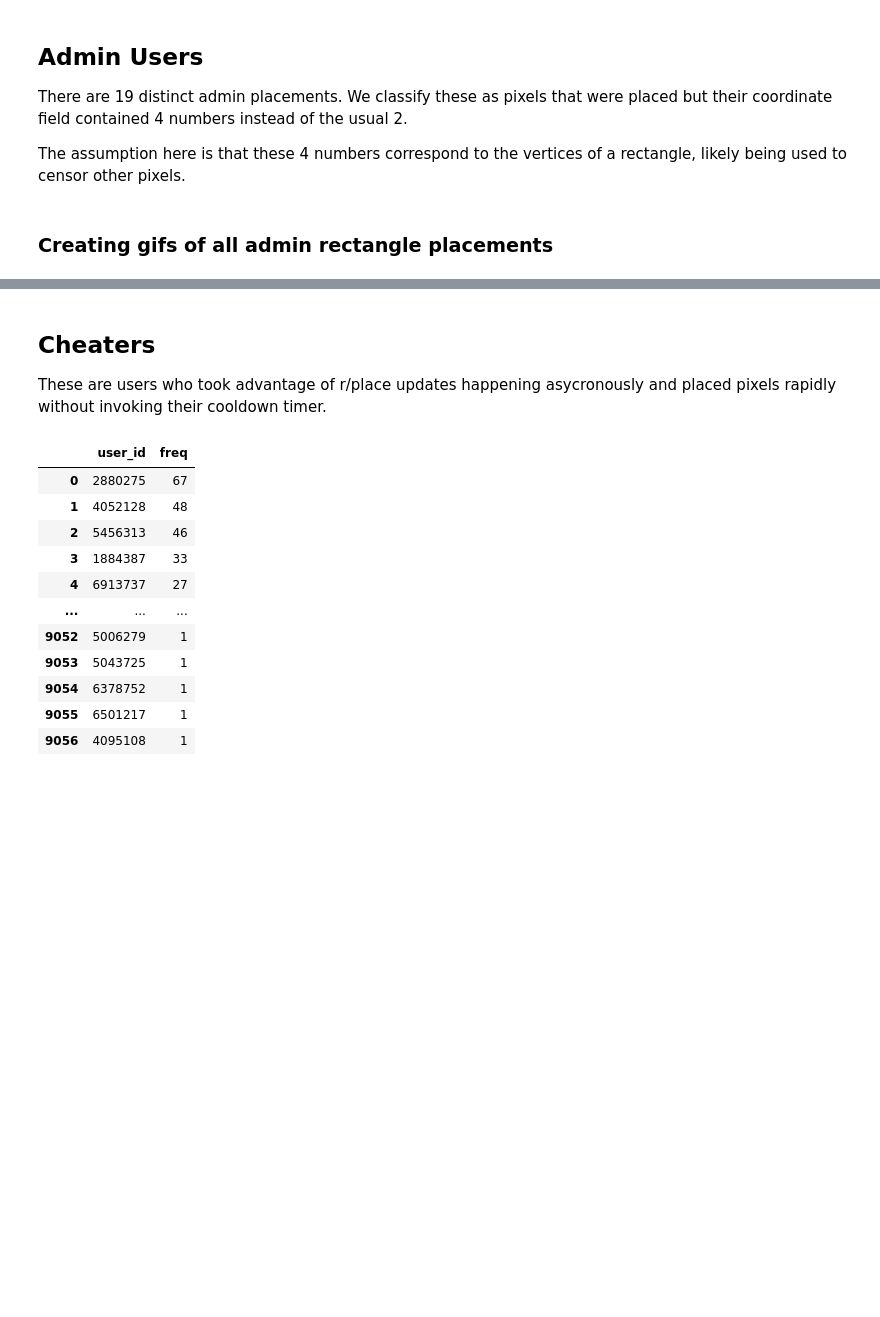
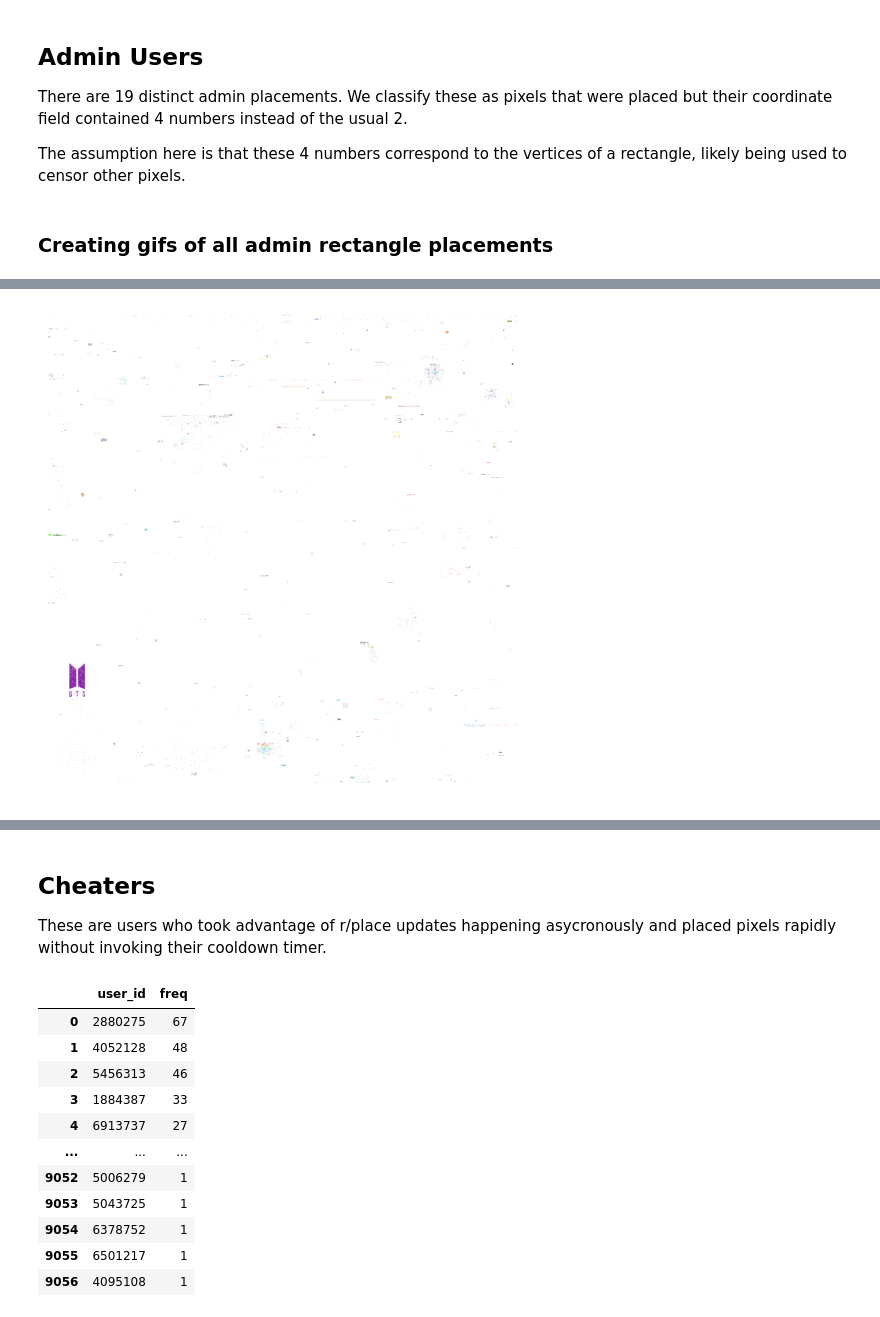
Before and after one commit to Connor-Villanueva/CSC-369, a Jupyter notebook: Week4/explore.ipynb, the cells around one changed output, grey strips where cells are left out. Saved outputs shown, nothing was run; the diff lists cells and outputs as text; code cells hidden in the pictures; blank space fills up the shorter version.

```diff
--- a/Week4/explore.ipynb
+++ b/Week4/explore.ipynb
@@ -35,8 +35,8 @@ def createGif(xmin: int, xmax: int, ymin: int , ymax: int,
 
     if (not file):
         file = f"rplace_{xmin}_{xmax}_{ymin}_{ymax}.gif"
-    width = xmax - xmin + 1
-    height = ymax - ymin + 1
+    width = xmax - xmin + 50
+    height = ymax - ymin + 50
 
     canvas = np.ones((height, width, 3))
 
@@ -52,8 +52,14 @@ def createGif(xmin: int, xmax: int, ymin: int , ymax: int,
     img = ax.imshow(canvas)
     ax.axis("off")
 
+    fig.subplots_adjust(left=0, right=1, bottom=0, top=1)
+    ax.set_position([0, 0, 1, 1])
+
     def update(frame):
         _, chunk = groups[frame]
+
+        if chunk.empty:
+            return [img]
 
         for _, row in chunk.iterrows():
             x2 = row['x2'] if not pd.isna(row.get('x2', np.nan)) else row['x1']
@@ -93,4 +99,8 @@ def createGif(xmin: int, xmax: int, ymin: int , ymax: int,
         blit=False
     )
 
-    ani.save(file, writer="pillow", fps=fps)
+    ani.save(file, writer="pillow", fps=fps, savefig_kwargs={"bbox_inches": "tight", "pad_inches": 0})
+    fig.savefig("last_frame.png")
+
+    update(len(groups)-1)
+    fig.savefig("last_frame_test.png")
@@ -258,33 +273,26 @@ CD = 60 * 5 # 60 * 5 minutes
 BOT_THRESH = 5
 query = f"""
     WITH
-        user_intervals AS (
-            SELECT
-                user_id,
-                EPOCH(timestamp) - LAG(EPOCH(timestamp)) OVER (PARTITION BY user_id ORDER BY timestamp ASC) AS interval
-            FROM
-                '{PARQUET_PATH}'
-        ),
         interval_summary AS (
             SELECT
                 user_id,
                 COUNT(*) AS freq,
-                AVG(interval) AS avg_interval,
-                STDDEV(interval) AS stdev_interval,
-                MIN(interval) AS min_interval,
-                MAX(interval) AS max_interval
+                AVG(time_since_last_placed) AS avg_interval,
+                STDDEV(time_since_last_placed) AS stdev_interval,
+                MIN(time_since_last_placed) AS min_interval,
+                MAX(time_since_last_placed) AS max_interval
             FROM
                 user_intervals
             WHERE
-                interval IS NOT NULL
+                time_since_last_placed IS NOT NULL
             GROUP BY
                 user_id
             HAVING
-                COUNT(*) > 20 AND STDDEV(interval) < 2
+                COUNT(*) > 10 AND STDDEV(time_since_last_placed) < 2
             ORDER BY
-                STDDEV(interval) ASC
+                STDDEV(time_since_last_placed) ASC
         ),
-        sus_users AS (
+        sus_repeats AS (
             SELECT
                 user_id,
                 pixel_color,
@@ -296,23 +304,34 @@ query = f"""
                 user_id, pixel_color, x1, y1
             HAVING
                 COUNT(*) > {BOT_THRESH}
+        ),
+        sus_users AS (
+            SELECT
+                sr.user_id
+            FROM
+                sus_repeats AS sr
+            JOIN
+                interval_summary AS isum ON
+                    sr.user_id = isum.user_id
         )
-    SELECT * FROM sus_users ORDER BY repeats DESC
+    SELECT
+        isum.user_id,
+        EPOCH(timestamp) AS timestamp_epoch,
+        x1, y1, y1, y2,
+        pixel_color
+    FROM
+        interval_summary AS isum
+    JOIN
+        '{PARQUET_PATH}' AS pq ON
+            isum.user_id = pq.user_id
+    ORDER BY
+        timestamp ASC
 """
 
-"""
-SELECT
-        sus_users.user_id,
-        repeats,
-        avg_interval,
-        stdev_interval,
-        min_interval,
-        max_interval
-    FROM
-        sus_users
-    JOIN
-        interval_summary ON
-            sus_users.user_id = interval_summary.user_id
-"""
+df = duckdb.query(query).df()
+xmin, xmax = max(0, df['x1'].min() - 100), df['x1'].max()
+ymin, ymax = max(0, df['y1'].min() - 100), df['y1'].max()
 
-duckdb.query(query)
+createGif(xmin, xmax, ymin, ymax, df, fps=60)
+# createCoordGif((xmax-xmin)//2, (ymax-ymin)//2, fps=30, dt=500, bins=1_000)
+# %% [output]
@@ -318,0 +339 @@ duckdb.query(query)
+[figure, added]
```
Also changed, not shown: parts of 7 cells of this notebook, 8 other files.
